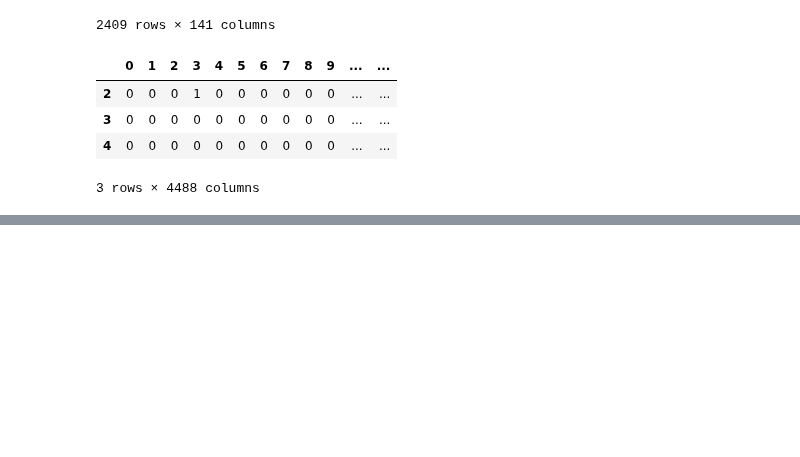
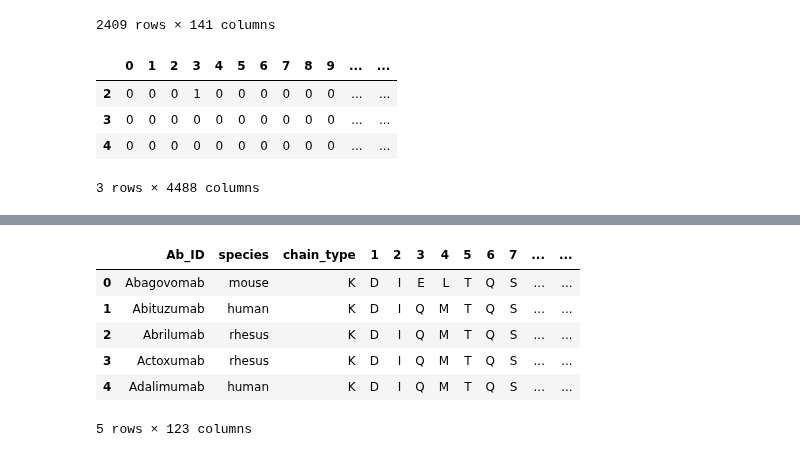
Before and after one commit to kvetab/di-pred, a Jupyter notebook: notebooks/data_processing/03-abnumber_encoding.ipynb, the cells around one changed output, grey strips where cells are left out. Saved outputs shown, nothing was run; the diff lists cells and outputs as text; code cells hidden in the pictures; blank space fills up the shorter version.

```diff
--- a/notebooks/data_processing/03-abnumber_encoding.ipynb
+++ b/notebooks/data_processing/03-abnumber_encoding.ipynb
@@ -237,0 +279,13 @@ light_one_hot.reset_index().to_feather(path.join(DATA_DIR, "chen/abnumber/chen_l
+# %%
+light_df = Chain.to_dataframe(light)
+light_df.index = tap_data.index
+light_df.insert(0, "Ab_ID", tap_data["Antibody_ID"])
+light_df.head()
+# %% [output]
+|  | Ab_ID | species | chain_type | 1 | 2 | 3 | 4 | 5 | 6 | 7 | ... | ... |
+| 0 | Abagovomab | mouse | K | D | I | E | L | T | Q | S | ... | ... |
+| 1 | Abituzumab | human | K | D | I | Q | M | T | Q | S | ... | ... |
+| 2 | Abrilumab | rhesus | K | D | I | Q | M | T | Q | S | ... | ... |
+| 3 | Actoxumab | rhesus | K | D | I | Q | M | T | Q | S | ... | ... |
+| 4 | Adalimumab | human | K | D | I | Q | M | T | Q | S | ... | ... |
+5 rows × 123 columns
```
Also changed, not shown: parts of 10 cells of this notebook, 4 other files.
